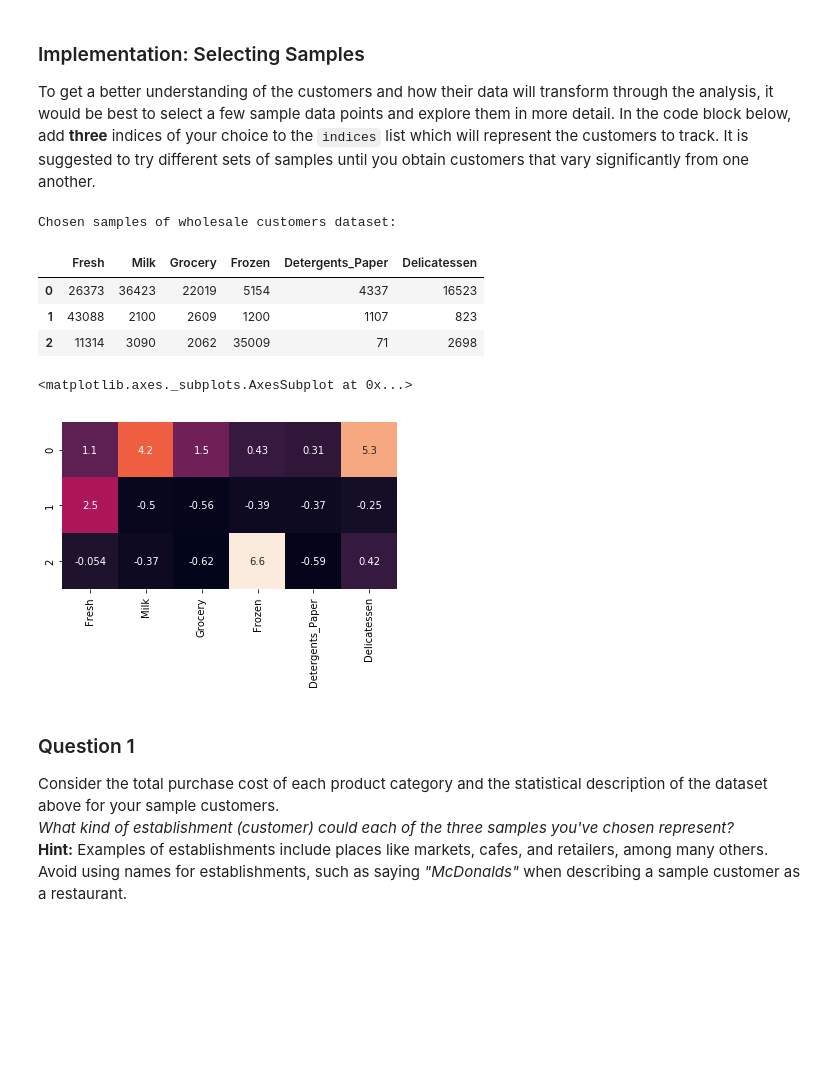
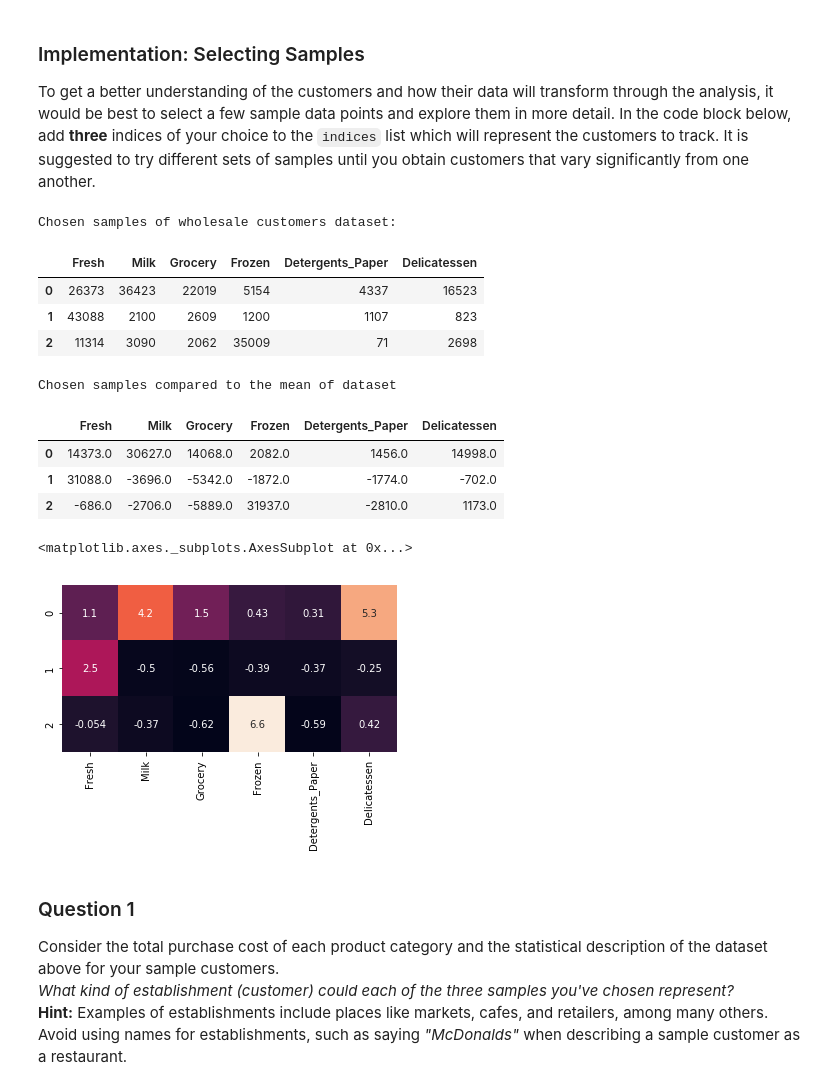
Before and after one commit to niuguy/machine-learning, a Jupyter notebook: projects/customer_segments/customer_segments.ipynb, the cells around one changed output. Cells and saved outputs as stored; diff of their text form; code cells hidden in the pictures; blank space fills up the shorter version.

```diff
--- a/projects/customer_segments/customer_segments.ipynb
+++ b/projects/customer_segments/customer_segments.ipynb
@@ -62,23 +62,37 @@ To get a better understanding of the customers and how their data will transform
 # %%
 # TODO: Select three indices of your choice you wish to sample from the dataset
 #indices = [i for i in range(100)]
 indices = [23, 29, 93]
 
 # Create a DataFrame of the chosen samples
 samples = pd.DataFrame(data.loc[indices], columns = data.keys()).reset_index(drop = True)
 print "Chosen samples of wholesale customers dataset:"
 display(samples)
 
+print "Chosen samples compared to the mean of dataset"
+display(samples - np.around(data.mean().values))
+
 import seaborn as sns
 
 sns.heatmap((samples-data.mean())/data.std(ddof=0), annot=True, cbar=False, square=True)
+
+## The heatmap shows how the features distribute in the chosen samples.
+## The highest values of Delicatessen and Milk are seen at Sample(0), the highest value of fresh appears in Sample(1),
+## the highest value of frozen is seen at Sample(2).
+## Based on the observation above, the three samples are different from one another, because each one at least
+## has one feature whose weight is higher than the other two.
 # %% [output]
 Chosen samples of wholesale customers dataset:
 |  | Fresh | Milk | Grocery | Frozen | Detergents_Paper | Delicatessen |
 | 0 | 26373 | 36423 | 22019 | 5154 | 4337 | 16523 |
 | 1 | 43088 | 2100 | 2609 | 1200 | 1107 | 823 |
 | 2 | 11314 | 3090 | 2062 | 35009 | 71 | 2698 |
-<matplotlib.axes._subplots.AxesSubplot at 0x...>
+Chosen samples compared to the mean of dataset
+|  | Fresh | Milk | Grocery | Frozen | Detergents_Paper | Delicatessen |
+| 0 | 14373.0 | 30627.0 | 14068.0 | 2082.0 | 1456.0 | 14998.0 |
+| 1 | 31088.0 | -3696.0 | -5342.0 | -1872.0 | -1774.0 | -702.0 |
+| 2 | -686.0 | -2706.0 | -5889.0 | 31937.0 | -2810.0 | 1173.0 |
+<matplotlib.axes._subplots.AxesSubplot at 0x...>
 [figure]
 # %% [markdown]
 ### Question 1
```
Also changed, not shown: parts of 6 cells of this notebook.
